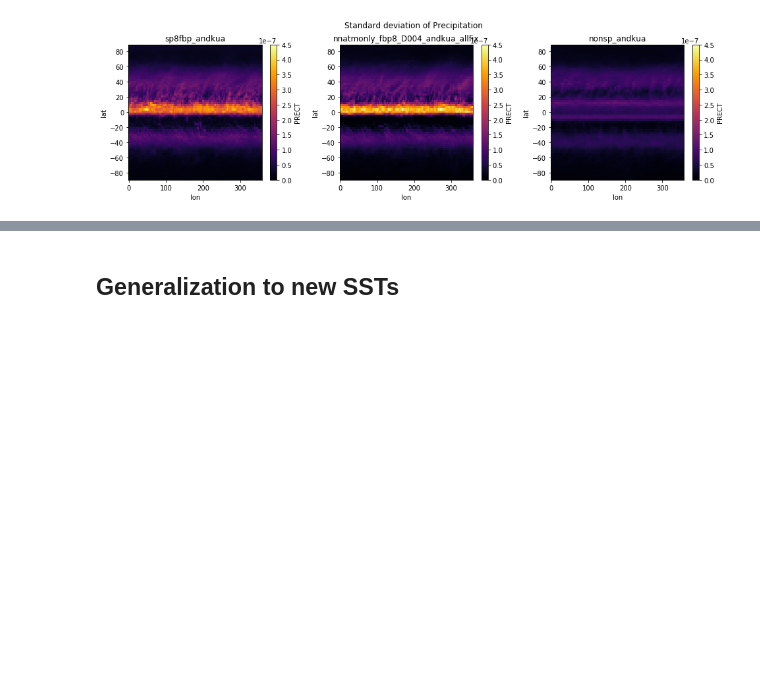
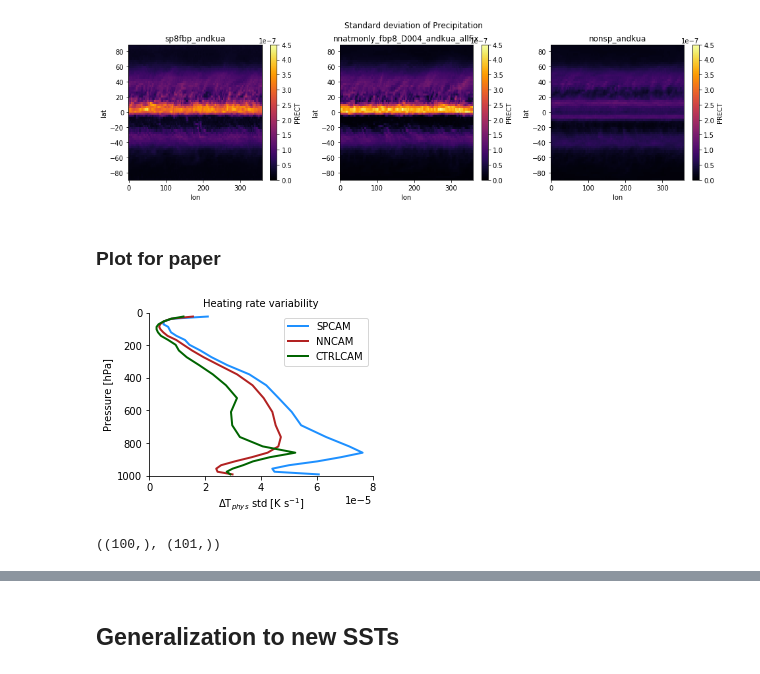
Before and after one commit to raspstephan/CBRAIN-CAM, a Jupyter notebook: notebooks/presentation/for-my-paper.ipynb, the cells around one changed output, grey strips where cells are left out. Cells and saved outputs as stored; diff of their text form; code cells hidden in the pictures; blank space fills up the shorter version.

```diff
--- a/notebooks/presentation/for-my-paper.ipynb
+++ b/notebooks/presentation/for-my-paper.ipynb
@@ -183,3 +183,24 @@ compare(lambda d: d['PRECT'].sel(time=slice(30, None)).std(('time')), exps_ak, h
         vmin=0, vmax=4.5e-7, cmap='inferno', title='Standard deviation of Precipitation');
 # %% [output]
 [figure]
+# %% [markdown]
+### Plot for paper
+# %%
+stds = [h1s[e]['TPHYSTND'].sel(time=slice(30, 32)).isel(lev=slice(3, None)).std(('time', 'lon')).mean('lat').compute()
+        for i, e in enumerate(exps_ak)];
+# %%
+levs = h1s[exps_ak[0]].lev[3:].values
+# %%
+colors = ['dodgerblue', 'firebrick', 'darkgreen']
+# %%
+fig, ax = plt.subplots(figsize=(pagewidth/2, 3))
+[plt.plot(stds[i], levs, label=e, c=colors[i], lw=2) for i, e in enumerate(['SPCAM', 'NNCAM', 'CTRLCAM'])]
+ax.legend(fontsize=10)
+sns.despine()
+ax.set_xlabel(r'$\Delta$T$_{phys}$ std [K s$^{-1}$]'); ax.set_ylabel(r'Pressure [hPa]')
+ax.set_title('Heating rate variability', fontsize=10)
+ax.ticklabel_format(axis='x', scilimits=(0, 0))
+ax.set_ylim(0, 1000); ax.set_xlim(0, 0.8e-4)
+ax.invert_yaxis()
+# %% [output]
+[figure, added]
@@ -185,0 +211,4 @@ compare(lambda d: d['PRECT'].sel(time=slice(30, None)).std(('time')), exps_ak, h
+# %%
+prects[0][0].shape, prects[0][1].shape
+# %% [output]
+((100,), (101,))
```
Also changed, not shown: parts of 4 cells of this notebook.
